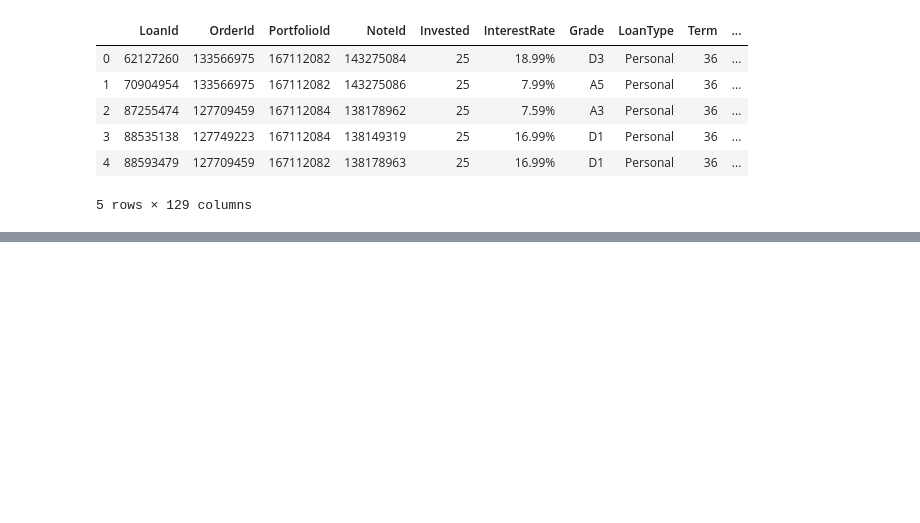
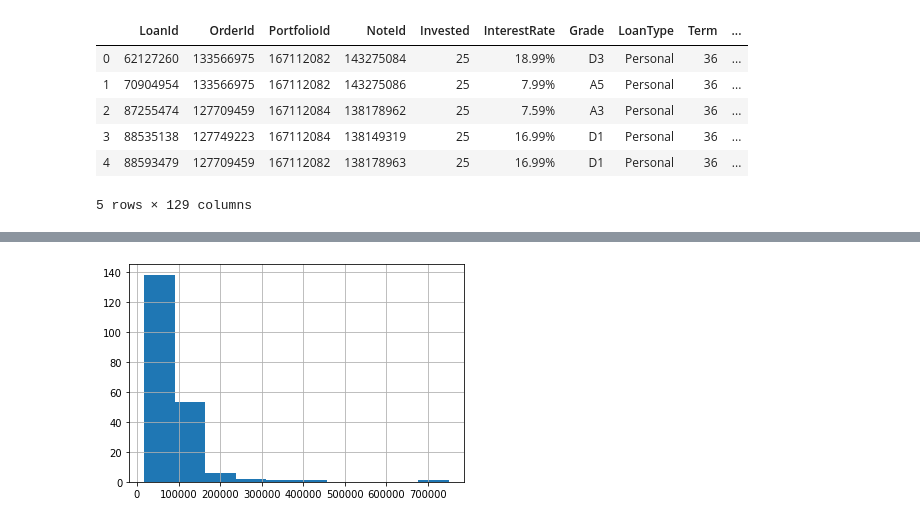
Before and after one commit to FrancescoVassalli/LendingClub, a Jupyter notebook: lendingclub1.ipynb, the cells around one changed output, grey strips where cells are left out. Drawn from its saved outputs; the diff is of its cells as text; code cells hidden in the pictures; blank space fills up the shorter version.

```diff
--- a/lendingclub1.ipynb
+++ b/lendingclub1.ipynb
@@ -97,0 +182,4 @@ test_df['last_payment_full']
+# %%
+paid_salary_hist = status_groups.get_group('Fully Paid')['annual_inc'].hist()
+# %% [output]
+[figure, added]
```
Also changed, not shown: parts of 57 cells of this notebook.
